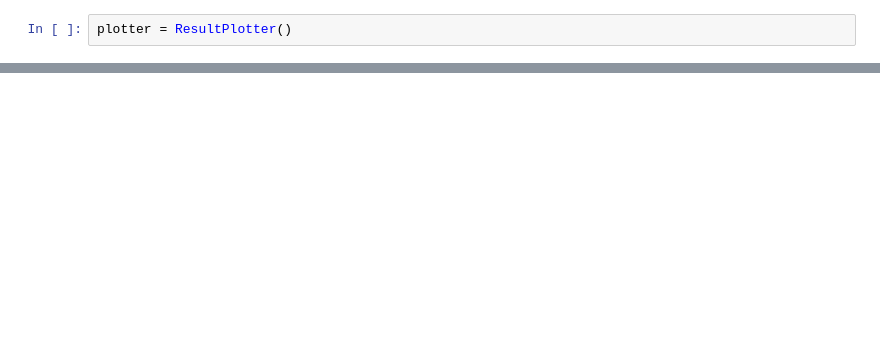
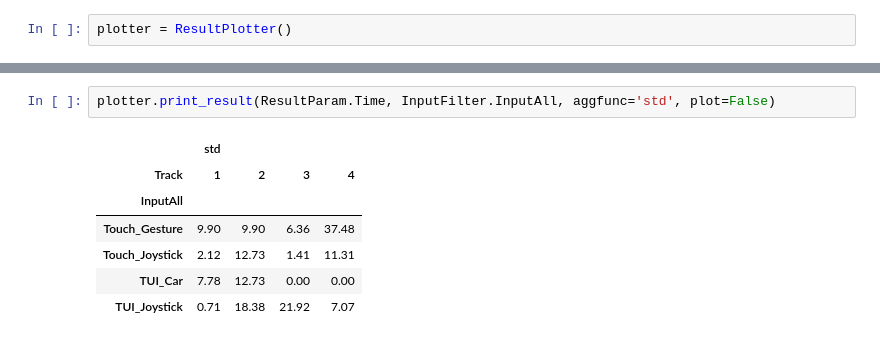
Before and after one commit to eqbic/Masterarbeit-Evaluation, a Jupyter notebook: evaluation.ipynb, the cells around one changed output, grey strips where cells are left out. Cells and saved outputs as stored; diff of their text form; blank space fills up the shorter version.

```diff
--- a/evaluation.ipynb
+++ b/evaluation.ipynb
@@ -136 +159,11 @@ plotter.print_result(ResultParam.Time, InputFilter.InputAll, plot=True) # Time i
+# %%
+plotter.print_result(ResultParam.Time, InputFilter.InputAll, aggfunc='std', plot=False)
+# %% [output]
+|  | std |  |  |  |
+| Track | 1 | 2 | 3 | 4 |
+| InputAll |  |  |  |  |
+| Touch_Gesture | 9.90 | 9.90 | 6.36 | 37.48 |
+| Touch_Joystick | 2.12 | 12.73 | 1.41 | 11.31 |
+| TUI_Car | 7.78 | 12.73 | 0.00 | 0.00 |
+| TUI_Joystick | 0.71 | 18.38 | 21.92 | 7.07 |
 # %%
```
Also changed, not shown: parts of 7 cells of this notebook.
